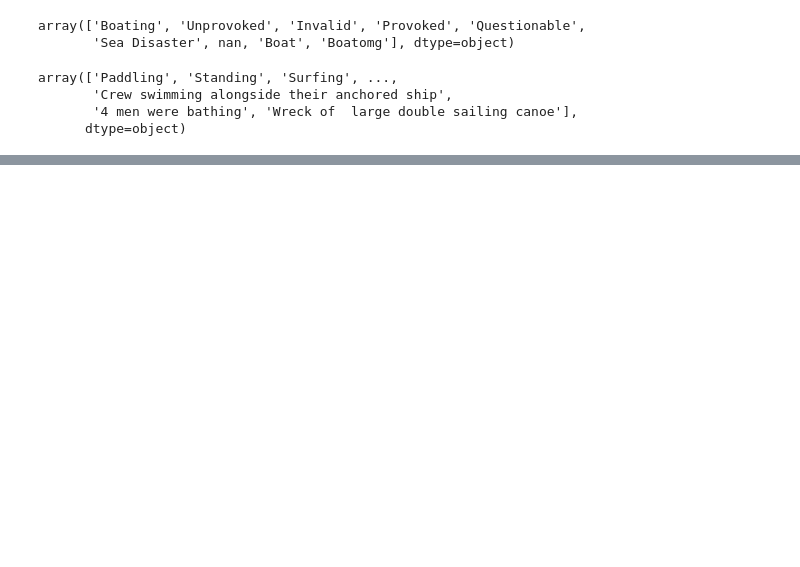
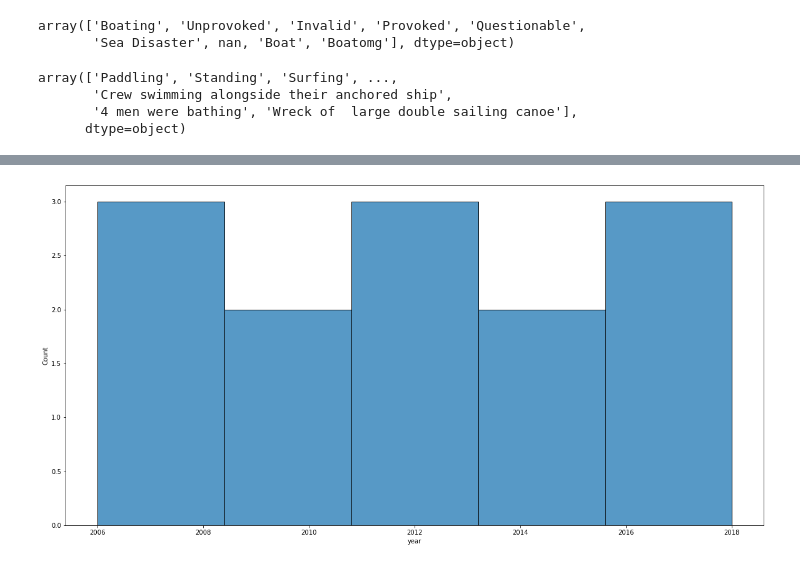
Before and after one commit to OrianAmpuero/CLEAN-PROJECT, a Jupyter notebook: PROJECT_SHARK.ipynb, the cells around one changed output, grey strips where cells are left out. Saved outputs shown, nothing was run; the diff lists cells and outputs as text; code cells hidden in the pictures; blank space fills up the shorter version.

```diff
--- a/PROJECT_SHARK.ipynb
+++ b/PROJECT_SHARK.ipynb
@@ -340,0 +338,3 @@ AttributeError: 'Int64Index' object has no attribute 'query'
+# %%
+filtro= df_shark['year'] > 2005
+df_reducido= df_shark[filtro]
@@ -340,0 +357,3 @@ AttributeError: 'Int64Index' object has no attribute 'query'
+# %%
+cuenta= df_reducido.groupby("year").count()
+cuenta
@@ -340,0 +376,6 @@ AttributeError: 'Int64Index' object has no attribute 'query'
+# %%
+plt.figure(figsize= (20,10))
+sns.histplot(data= cuenta, x= 'year')
+plt.show()
+# %% [output]
+[figure, added]
```
Also changed, not shown: parts of 26 cells of this notebook.
